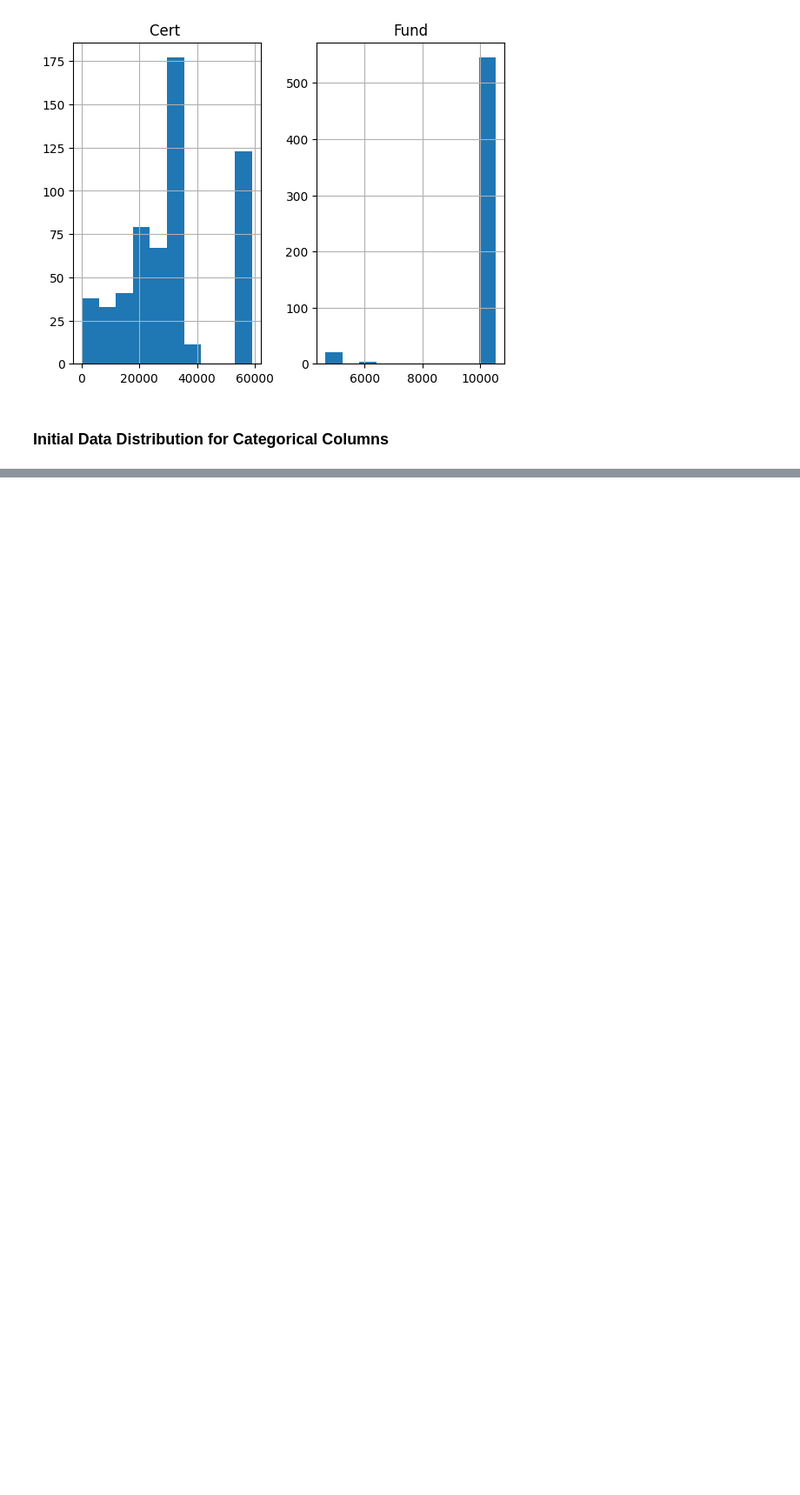
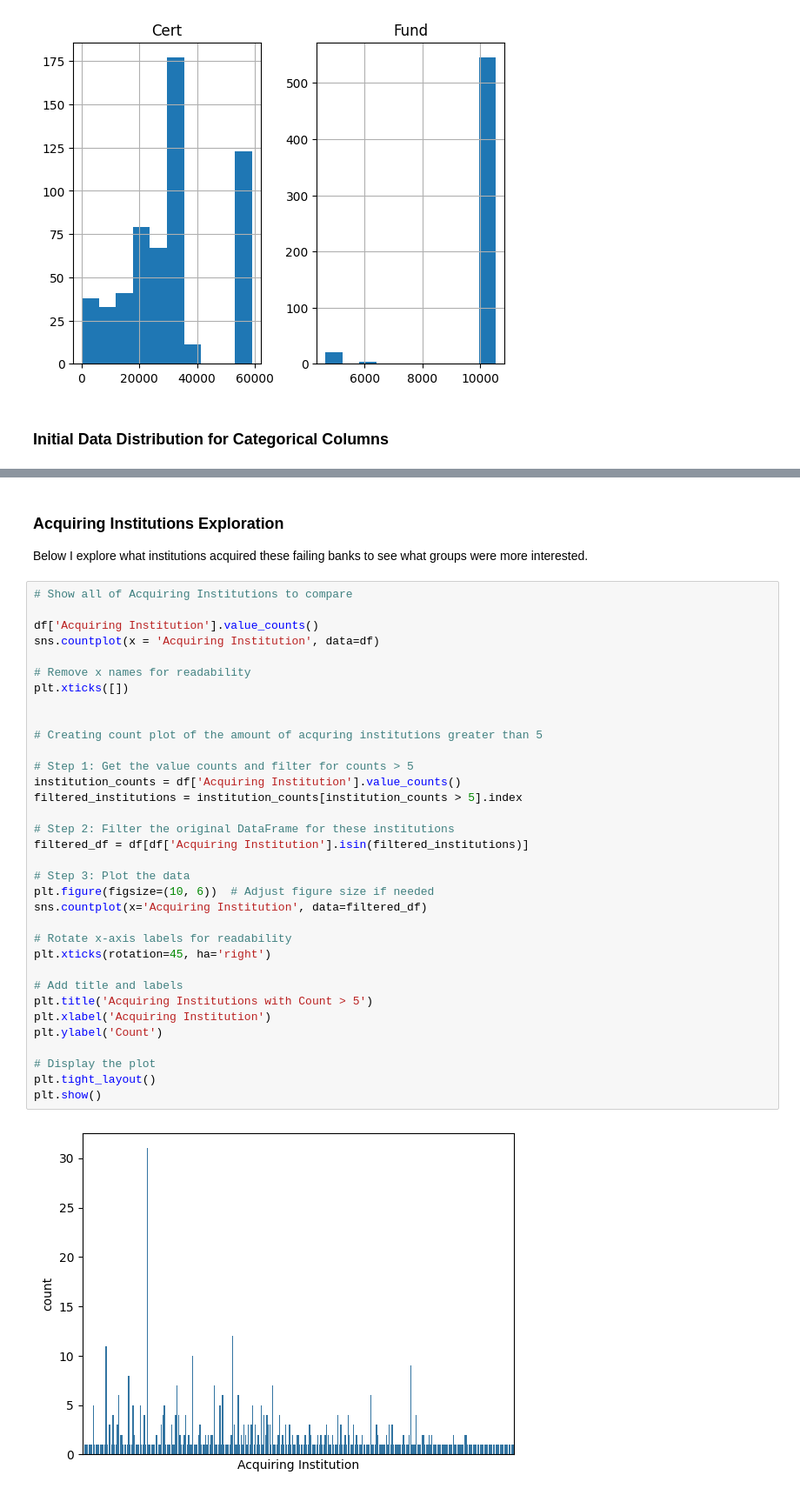
Before and after one commit to ClaytonSeabaughGH/datafun-06-eda, a Jupyter notebook: seabaugh_eda.ipynb, the cells around one changed output, grey strips where cells are left out. Shown: that part at 87% size. Cells and saved outputs as stored; diff of their text form; blank space fills up the shorter version.

```diff
--- a/seabaugh_eda.ipynb
+++ b/seabaugh_eda.ipynb
@@ -89,0 +121,39 @@ df['city']
+# %% [markdown]
+### Acquiring Institutions Exploration
+Below I explore what institutions acquired these failing banks to see what groups were more interested.
+# %%
+# Show all of Acquiring Institutions to compare
+
+df['Acquiring Institution'].value_counts()
+sns.countplot(x = 'Acquiring Institution', data=df)
+
+# Remove x names for readability
+plt.xticks([])
+
+
+# Creating count plot of the amount of acquring institutions greater than 5
+
+# Step 1: Get the value counts and filter for counts > 5
+institution_counts = df['Acquiring Institution'].value_counts()
+filtered_institutions = institution_counts[institution_counts > 5].index
+
+# Step 2: Filter the original DataFrame for these institutions
+filtered_df = df[df['Acquiring Institution'].isin(filtered_institutions)]
+
+# Step 3: Plot the data
+plt.figure(figsize=(10, 6))  # Adjust figure size if needed
+sns.countplot(x='Acquiring Institution', data=filtered_df)
+
+# Rotate x-axis labels for readability
+plt.xticks(rotation=45, ha='right')
+
+# Add title and labels
+plt.title('Acquiring Institutions with Count > 5')
+plt.xlabel('Acquiring Institution')
+plt.ylabel('Count')
+
+# Display the plot
+plt.tight_layout()
+plt.show()
+# %% [output]
+[figure, added]
```
Also changed, not shown: parts of 13 cells of this notebook.
